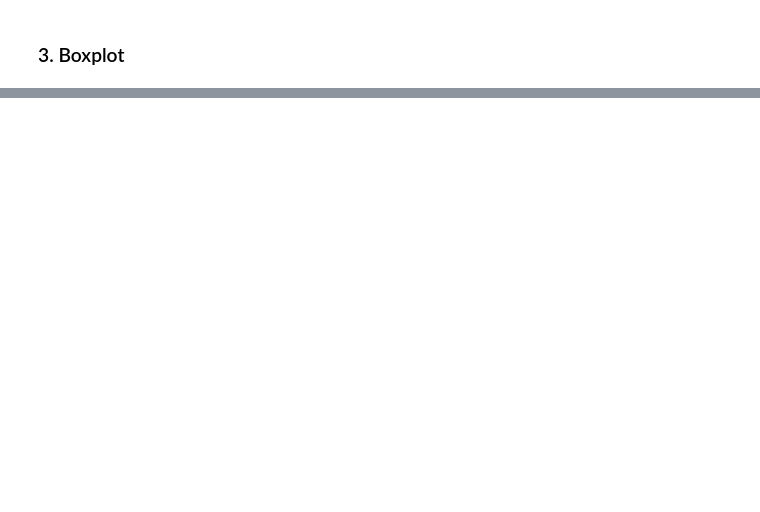
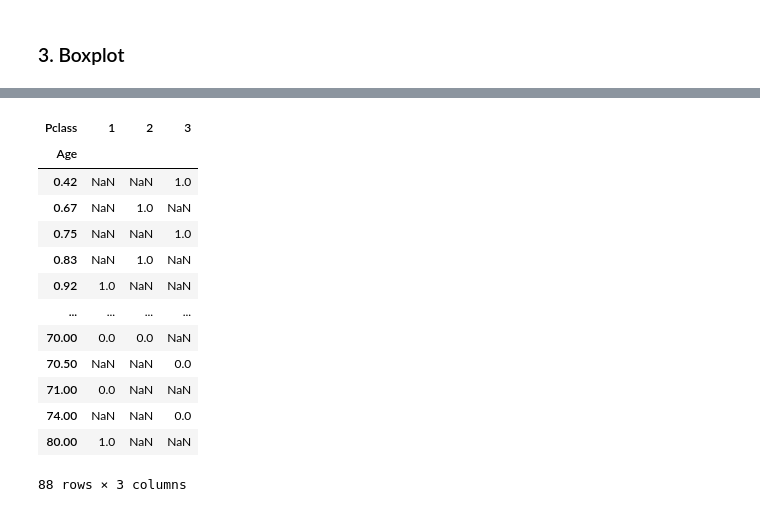
Before and after one commit to Jayshah026/ML-learning-notes, a Jupyter notebook: 3. Understading The Data/univariate_analysis.ipynb, the cells around one changed output, grey strips where cells are left out. Saved outputs shown, nothing was run; the diff lists cells and outputs as text; code cells hidden in the pictures; blank space fills up the shorter version.

```diff
--- a/3. Understading The Data/univariate_analysis.ipynb
+++ b/3. Understading The Data/univariate_analysis.ipynb
@@ -91,0 +128,17 @@ sns.boxplot(df['Age'])
+# %%
+data
+# %% [output]
+| Pclass | 1 | 2 | 3 |
+| Age |  |  |  |
+| 0.42 | NaN | NaN | 1.0 |
+| 0.67 | NaN | 1.0 | NaN |
+| 0.75 | NaN | NaN | 1.0 |
+| 0.83 | NaN | 1.0 | NaN |
+| 0.92 | 1.0 | NaN | NaN |
+| ... | ... | ... | ... |
+| 70.00 | 0.0 | 0.0 | NaN |
+| 70.50 | NaN | NaN | 0.0 |
+| 71.00 | 0.0 | NaN | NaN |
+| 74.00 | NaN | NaN | 0.0 |
+| 80.00 | 1.0 | NaN | NaN |
+88 rows × 3 columns
```
Also changed, not shown: parts of 7 cells of this notebook, 1 other file.
